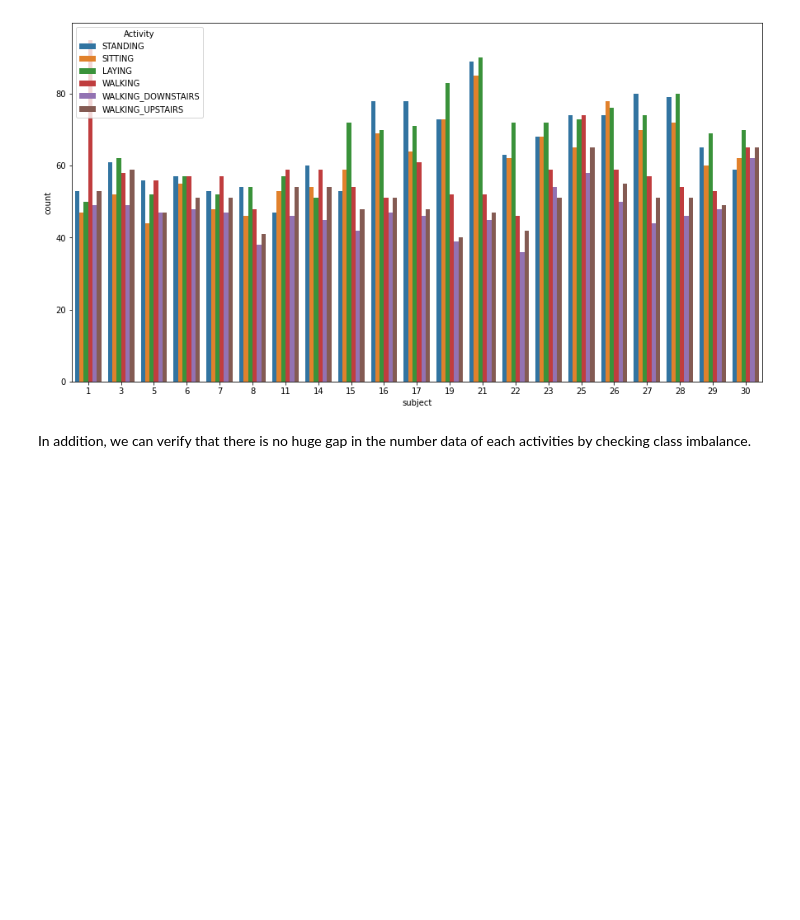
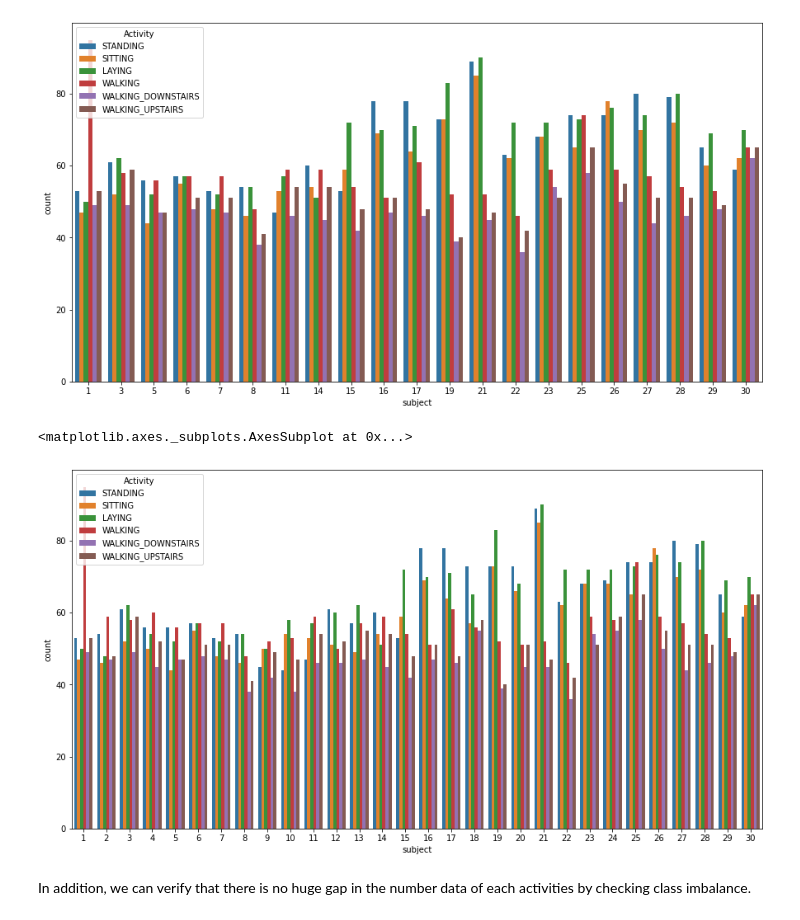
Before and after one commit to anthonywu2000/Human-Activity-Recognition, a Jupyter notebook: Human_Activity_Recognition_Algorithms_Project.ipynb, the cells around one changed output. Drawn from its saved outputs; the diff is of its cells as text; code cells hidden in the pictures; blank space fills up the shorter version.

```diff
--- a/Human_Activity_Recognition_Algorithms_Project.ipynb
+++ b/Human_Activity_Recognition_Algorithms_Project.ipynb
@@ -153,6 +177,12 @@ sns.countplot(x='subject', hue='Activity', data = df_train)
 # %% [output]
 <matplotlib.axes._subplots.AxesSubplot at 0x...>
 [figure]
+# %%
+plt.figure(figsize = (15, 8))
+sns.countplot(x = 'subject', hue = 'Activity', data = df_train.append(df_test))
+# %% [output]
+<matplotlib.axes._subplots.AxesSubplot at 0x...>
+[figure, added]
 # %% [markdown]
 In addition, we can verify that there is no huge gap in the number data of each activities by checking class imbalance.
 # %%
```
Also changed, not shown: parts of 26 cells of this notebook.
